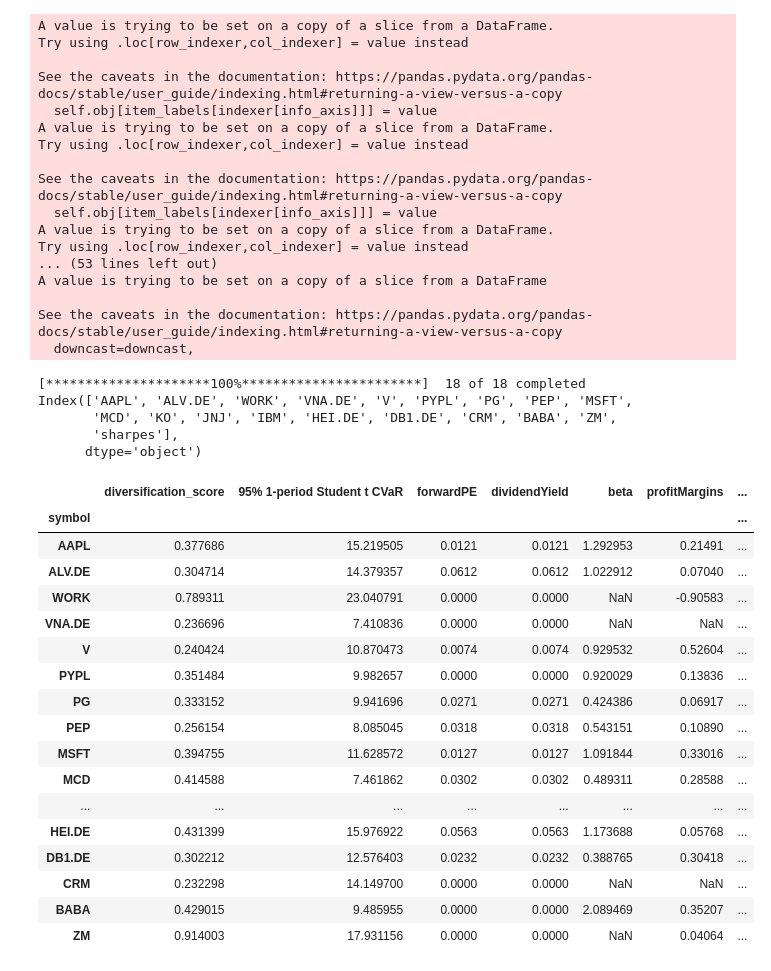
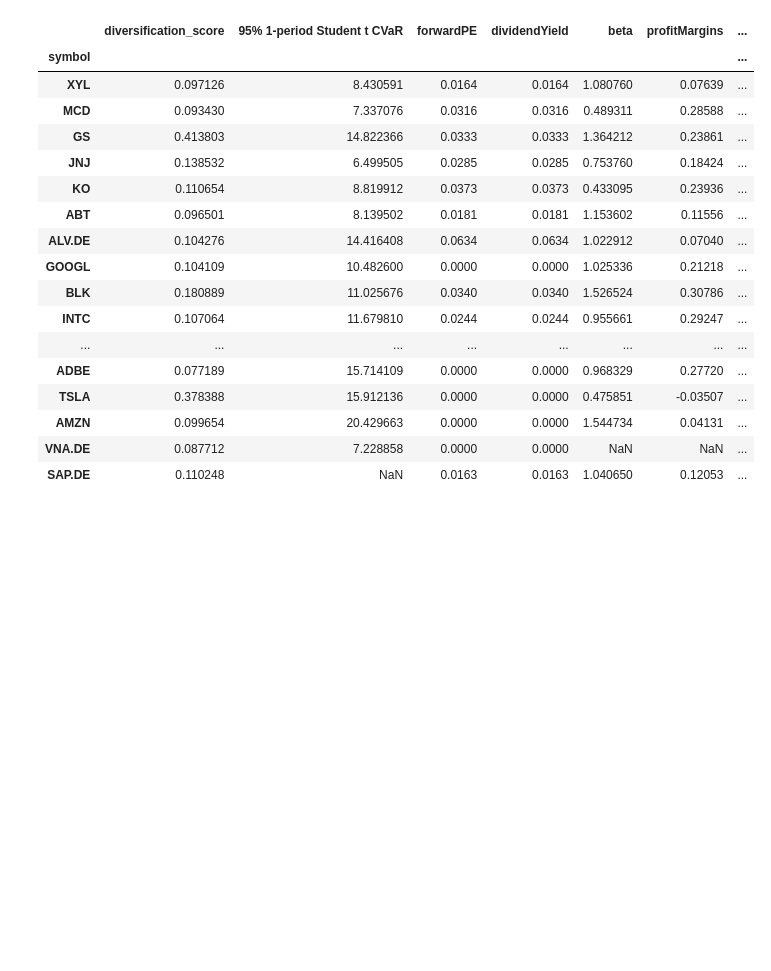
Before and after one commit to mistiller/hotstox, a Jupyter notebook: f100.ipynb, the cells around one changed output. Cells and saved outputs as stored; diff of their text form; code cells hidden in the pictures; blank space fills up the shorter version.

```diff
--- a/f100.ipynb
+++ b/f100.ipynb
@@ -73,21 +73,23 @@ symbols = [
 
 relevant_metrics = {
         'diversification_score': {'f': lambda x: x.apply(lambda x: x if np.isfinite(x) else 0), 'w': 1.2},
-        '95% 1-period Student t CVaR' : {'f': lambda x: (1/x**2).apply(lambda x: x if np.isfinite(x) else 0), 'w': 1.0},
+        '95% 1-period Student t CVaR' : {'f': lambda x: (1/x**2).apply(lambda x: x if np.isfinite(x) else 0), 'w': 4.0},
         'forwardPE' : {'f': lambda x: (1/np.sqrt(x)).apply(lambda x: x if np.isfinite(x) else 0), 'w': 2.0},
-        'dividendYield' : {'f': lambda x: x.apply(lambda x: x if np.isfinite(x) else 0)**2, 'w': 1.5},
-        'beta': {'f': lambda x: (1/x**2).apply(lambda x: x if np.isfinite(x) else 0), 'w': 2.0},
-        'profitMargins': {'f': lambda x: x.apply(lambda x: x if np.isfinite(x) else 0), 'w': 1.3},
+        'dividendYield' : {'f': lambda x: x.apply(lambda x: x if np.isfinite(x) else 0)**2, 'w': 2.5},
+        'beta': {'f': lambda x: (1/x**2).apply(lambda x: x if np.isfinite(x) else 0), 'w': 3.0},
+        'profitMargins': {'f': lambda x: x.apply(lambda x: x if np.isfinite(x) else 0), 'w': 2.5},
         'pegRatio': {'f': lambda x: (1/x).apply(lambda x: x if np.isfinite(x) else 0), 'w': 1.0},
         'mfi': {'f': lambda x: (1/x).apply(lambda x: x if np.isfinite(x) else 0), 'w': 1.0},
         'governanceScore': {'f': lambda x: (1/x).apply(lambda x: x if np.isfinite(x) else 0), 'w': 1.0},
         'brownian_mad_sharpe': {'f': lambda x: x.apply(lambda x: x if np.isfinite(x) else 0), 'w': 2.0},
-        'rsi': {'f': lambda x: (1/x).apply(lambda x: x if np.isfinite(x) else 0), 'w': 1.0},
+        'rsi': {'f': lambda x: (1/x).apply(lambda x: x if np.isfinite(x) else 0), 'w': 1.4},
         'share_of_analyst_upgrades': {'f': lambda x: x.apply(lambda x: x if np.isfinite(x) else 0), 'w': 1.1},
-        'bookValue': {'f': lambda x: x.apply(lambda x: x if np.isfinite(x) else 0), 'w': 1.5}
+        'bookValue': {'f': lambda x: x.apply(lambda x: x if np.isfinite(x) else 0), 'w': 3.5},
+        'tailedness': {'f': lambda x: (1/np.log(x)).apply(lambda x: x if np.isfinite(x) else 0), 'w': 2.5},
+        'skew': {'f': lambda x: (x**2).apply(lambda x: x if np.isfinite(x) and (np.abs(x) < 5) else 0), 'w': 4}
 }
 
-rec = Recommender(symbols, relevant_metrics)
+rec = Recommender(old_symbols, relevant_metrics)
 results=rec.get_rel_metrics()
 results
 # %% [output]
@@ -111,43 +113,21 @@ ZM                      0.0  0.0                        0.0        0.0
-A value is trying to be set on a copy of a slice from a DataFrame.
-Try using .loc[row_indexer,col_indexer] = value instead
-
-See the caveats in the documentation: https://pandas.pydata.org/pandas-docs/stable/user_guide/indexing.html#returning-a-view-versus-a-copy
-  self.obj[item_labels[indexer[info_axis]]] = value
-A value is trying to be set on a copy of a slice from a DataFrame.
-Try using .loc[row_indexer,col_indexer] = value instead
-
-See the caveats in the documentation: https://pandas.pydata.org/pandas-docs/stable/user_guide/indexing.html#returning-a-view-versus-a-copy
-  self.obj[item_labels[indexer[info_axis]]] = value
-A value is trying to be set on a copy of a slice from a DataFrame.
-Try using .loc[row_indexer,col_indexer] = value instead
-... (53 lines left out)
-A value is trying to be set on a copy of a slice from a DataFrame
-
-See the caveats in the documentation: https://pandas.pydata.org/pandas-docs/stable/user_guide/indexing.html#returning-a-view-versus-a-copy
-  downcast=downcast,
-[*********************100%***********************]  18 of 18 completed
-Index(['AAPL', 'ALV.DE', 'WORK', 'VNA.DE', 'V', 'PYPL', 'PG', 'PEP', 'MSFT',
-       'MCD', 'KO', 'JNJ', 'IBM', 'HEI.DE', 'DB1.DE', 'CRM', 'BABA', 'ZM',
-       'sharpes'],
-      dtype='object')
 |  | diversification_score | 95% 1-period Student t CVaR | forwardPE | dividendYield | beta | profitMargins | ... |
 | symbol |  |  |  |  |  |  | ... |
-| AAPL | 0.377686 | 15.219505 | 0.0121 | 0.0121 | 1.292953 | 0.21491 | ... |
-| ALV.DE | 0.304714 | 14.379357 | 0.0612 | 0.0612 | 1.022912 | 0.07040 | ... |
-| WORK | 0.789311 | 23.040791 | 0.0000 | 0.0000 | NaN | -0.90583 | ... |
-| VNA.DE | 0.236696 | 7.410836 | 0.0000 | 0.0000 | NaN | NaN | ... |
-| V | 0.240424 | 10.870473 | 0.0074 | 0.0074 | 0.929532 | 0.52604 | ... |
-| PYPL | 0.351484 | 9.982657 | 0.0000 | 0.0000 | 0.920029 | 0.13836 | ... |
-| PG | 0.333152 | 9.941696 | 0.0271 | 0.0271 | 0.424386 | 0.06917 | ... |
-| PEP | 0.256154 | 8.085045 | 0.0318 | 0.0318 | 0.543151 | 0.10890 | ... |
-| MSFT | 0.394755 | 11.628572 | 0.0127 | 0.0127 | 1.091844 | 0.33016 | ... |
-| MCD | 0.414588 | 7.461862 | 0.0302 | 0.0302 | 0.489311 | 0.28588 | ... |
+| XYL | 0.097126 | 8.430591 | 0.0164 | 0.0164 | 1.080760 | 0.07639 | ... |
+| MCD | 0.093430 | 7.337076 | 0.0316 | 0.0316 | 0.489311 | 0.28588 | ... |
+| GS | 0.413803 | 14.822366 | 0.0333 | 0.0333 | 1.364212 | 0.23861 | ... |
+| JNJ | 0.138532 | 6.499505 | 0.0285 | 0.0285 | 0.753760 | 0.18424 | ... |
+| KO | 0.110654 | 8.819912 | 0.0373 | 0.0373 | 0.433095 | 0.23936 | ... |
+| ABT | 0.096501 | 8.139502 | 0.0181 | 0.0181 | 1.153602 | 0.11556 | ... |
+| ALV.DE | 0.104276 | 14.416408 | 0.0634 | 0.0634 | 1.022912 | 0.07040 | ... |
+| GOOGL | 0.104109 | 10.482600 | 0.0000 | 0.0000 | 1.025336 | 0.21218 | ... |
+| BLK | 0.180889 | 11.025676 | 0.0340 | 0.0340 | 1.526524 | 0.30786 | ... |
+| INTC | 0.107064 | 11.679810 | 0.0244 | 0.0244 | 0.955661 | 0.29247 | ... |
 | ... | ... | ... | ... | ... | ... | ... | ... |
-| HEI.DE | 0.431399 | 15.976922 | 0.0563 | 0.0563 | 1.173688 | 0.05768 | ... |
-| DB1.DE | 0.302212 | 12.576403 | 0.0232 | 0.0232 | 0.388765 | 0.30418 | ... |
-| CRM | 0.232298 | 14.149700 | 0.0000 | 0.0000 | NaN | NaN | ... |
-| BABA | 0.429015 | 9.485955 | 0.0000 | 0.0000 | 2.089469 | 0.35207 | ... |
-| ZM | 0.914003 | 17.931156 | 0.0000 | 0.0000 | NaN | 0.04064 | ... |
+| ADBE | 0.077189 | 15.714109 | 0.0000 | 0.0000 | 0.968329 | 0.27720 | ... |
+| TSLA | 0.378388 | 15.912136 | 0.0000 | 0.0000 | 0.475851 | -0.03507 | ... |
+| AMZN | 0.099654 | 20.429663 | 0.0000 | 0.0000 | 1.544734 | 0.04131 | ... |
+| VNA.DE | 0.087712 | 7.228858 | 0.0000 | 0.0000 | NaN | NaN | ... |
+| SAP.DE | 0.110248 | NaN | 0.0163 | 0.0163 | 1.040650 | 0.12053 | ... |
 # %%
 results
 # %% [output]
```
Also changed, not shown: parts of 8 cells of this notebook, 3 other files.
